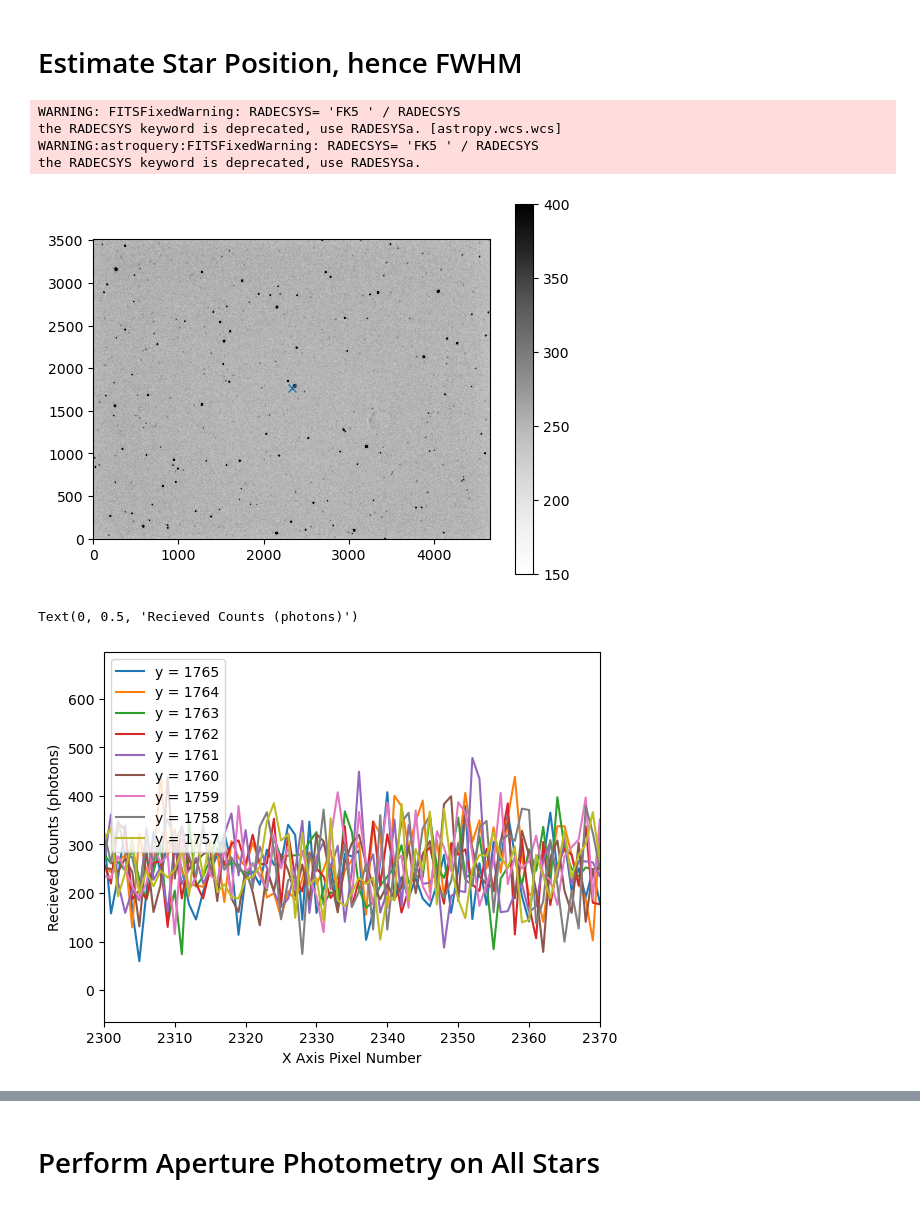
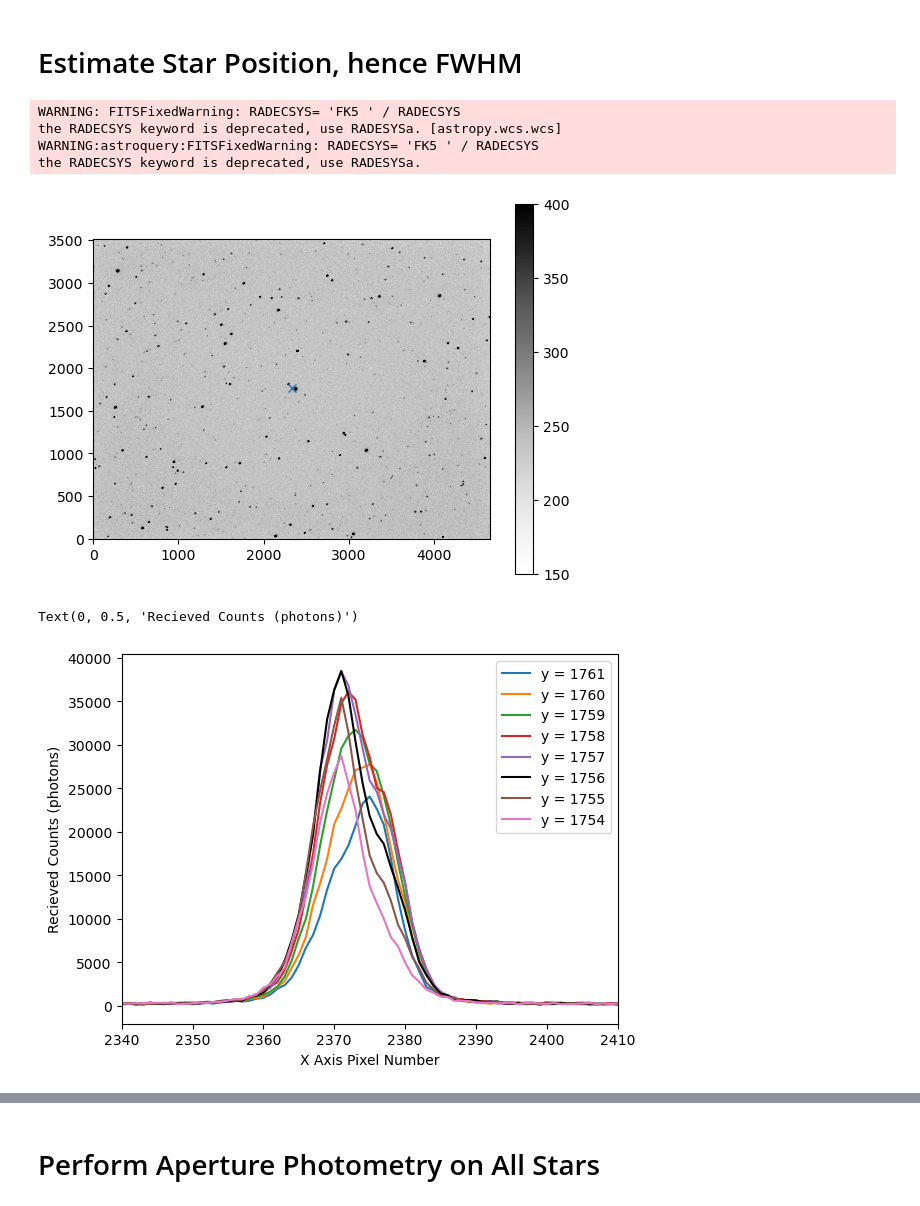
Before and after one commit to milliebutspace/MPhys-Code, a Jupyter notebook: The Big Photometry Loop M.ipynb, the cells around one changed output, grey strips where cells are left out. Cells and saved outputs as stored; diff of their text form; code cells hidden in the pictures.

```diff
--- a/The Big Photometry Loop M.ipynb
+++ b/The Big Photometry Loop M.ipynb
@@ -31,7 +31,7 @@ fits = '.fits'
 csv = '_stars.csv'
 
 #filter specific file names
-luminance = 'star_Light_Luminance_5_secs_001_reduced'
+luminance = 'star_Light_Luminance_10_secs_001_reduced'
 red = 'star_Light_Red_18_secs_001_reduced'
 green = 'star_Light_Green_18_secs_001_reduced'
 blue = 'star_Light_Blue_18_secs_001_reduced'
@@ -42,10 +42,10 @@ ref_csv_name = luminance + csv
 current_filter = 'Luminance'
 
 #define path for csv files to be written to
-csv_path = Path(f'./RZ Cep/All_RZ_Cep/2022_12_07/RZ_Cep/CSVs/Unmatched Stars/{current_filter}')
+csv_path = Path(f'./RZ Cep/All_RZ_Cep/2023_01_23/RZ_Cep/CSVs/Unmatched Stars/{current_filter}')
 
 #set the path to the images we are looking at
-current_raw_path = f'./RZ Cep/All_RZ_Cep/2022_12_07/RZ_Cep/Lights/{current_filter} Reduced/'
+current_raw_path = f'./RZ Cep/All_RZ_Cep/2023_01_23/RZ_Cep/Lights/{current_filter} Reduced/'
 #create a list of files in the directory (file) indicated by the path, just in case some sub folders exist or files that are
 #not of the FITS type.
 file_list = [f for f in os.listdir(current_raw_path) if f.endswith(".fits")]
@@ -72,34 +72,33 @@ WARNING: FITSFixedWarning: RADECSYS= 'FK5 ' / RADECSYS
 the RADECSYS keyword is deprecated, use RADESYSa. [astropy.wcs.wcs]
 WARNING:astroquery:FITSFixedWarning: RADECSYS= 'FK5 ' / RADECSYS
 the RADECSYS keyword is deprecated, use RADESYSa.
-[figure, old version]
+[figure, new version]
 # %%
 #plot a slice of the image at y = pix value
-plt.plot(raw_im.data[1765], label='y = 1765')
-plt.plot(raw_im.data[1764], label='y = 1764')
-plt.plot(raw_im.data[1763], label='y = 1763')
-plt.plot(raw_im.data[1762], label='y = 1762')
 plt.plot(raw_im.data[1761], label='y = 1761')
 plt.plot(raw_im.data[1760], label='y = 1760')
 plt.plot(raw_im.data[1759], label='y = 1759')
 plt.plot(raw_im.data[1758], label='y = 1758')
 plt.plot(raw_im.data[1757], label='y = 1757')
+plt.plot(raw_im.data[1756], label='y = 1756', color='k')
+plt.plot(raw_im.data[1755], label='y = 1755')
+plt.plot(raw_im.data[1754], label='y = 1754')
 plt.legend()
 
-y_peak_loc = 1793
-y_peak_height = 16000
+y_peak_loc = 1756
+y_peak_height = 38000
 #peaks at y_pix = 1793 for 2022_12_07, so this is the approximate y location (height = 16000)
 #peaks at y_pix = 1756 for 2023_01_23, so this is the approximate y location (height = 38000)
 #peaks at y_pix = 1757 for 2023_02_23, so this is the approximate y location (height = 41000)
 #peaks at y_pix = 1757 for 2023_11_10, so this is the approximate y location (height = 34000)
 
 #find the rough location of the peak (range)
-plt.xlim(2300, 2370)
+plt.xlim(2340, 2410)
 
 plt.xlabel('X Axis Pixel Number')
 plt.ylabel('Recieved Counts (photons)')
 # %% [output]
 Text(0, 0.5, 'Recieved Counts (photons)')
-[figure, old version]
+[figure, new version]
 # %%
 #plot a slice of the image across the x axis
```
Also changed, not shown: parts of 4 cells of this notebook, 2 other files.
